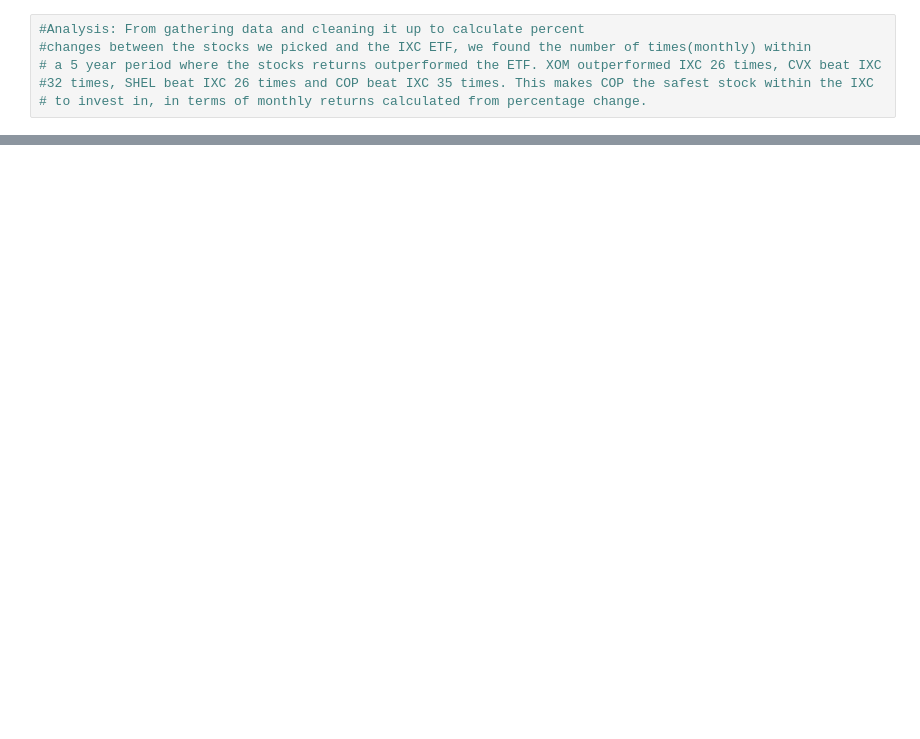
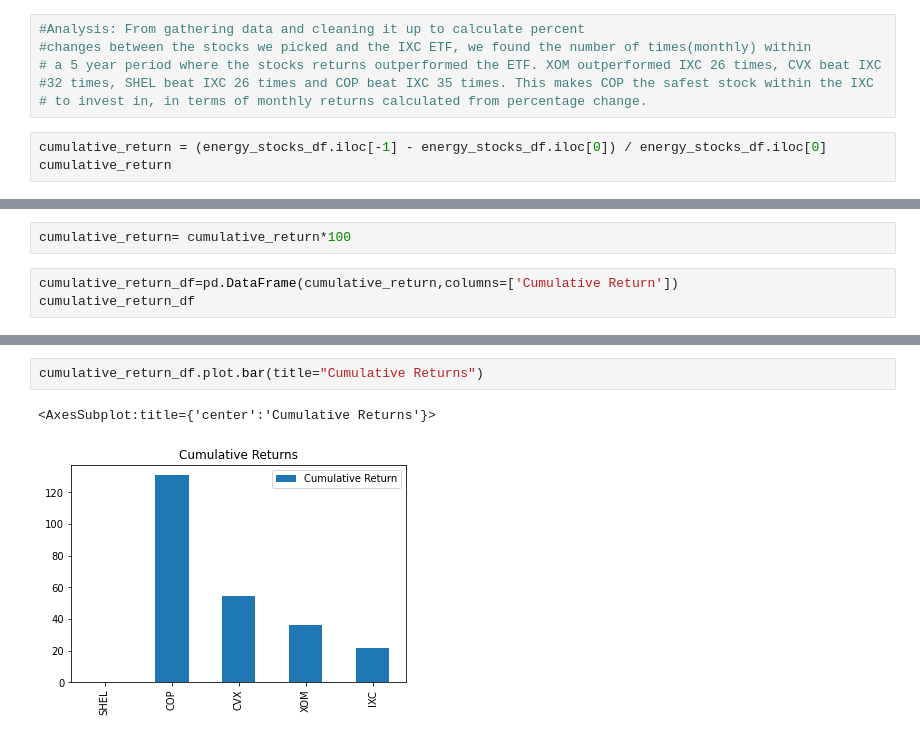
Before and after one commit to ggorovod/Sector-Stock-Selection-Model, a Jupyter notebook: energy_project.ipynb, the cells around one changed output, grey strips where cells are left out. Drawn from its saved outputs; the diff is of its cells as text; blank space fills up the shorter version.

Commit message:
added cumulative returns

```diff
--- a/energy_project.ipynb
+++ b/energy_project.ipynb
@@ -350,3 +337,6 @@ pct_outperformance_df.plot(kind='bar',figsize=(10,5), title="Energy Stock Outper
 # a 5 year period where the stocks returns outperformed the ETF. XOM outperformed IXC 26 times, CVX beat IXC
 #32 times, SHEL beat IXC 26 times and COP beat IXC 35 times. This makes COP the safest stock within the IXC
 # to invest in, in terms of monthly returns calculated from percentage change.
+# %%
+cumulative_return = (energy_stocks_df.iloc[-1] - energy_stocks_df.iloc[0]) / energy_stocks_df.iloc[0]
+cumulative_return
@@ -352,0 +350,5 @@ pct_outperformance_df.plot(kind='bar',figsize=(10,5), title="Energy Stock Outper
+# %%
+cumulative_return= cumulative_return*100
+# %%
+cumulative_return_df=pd.DataFrame(cumulative_return,columns=['Cumulative Return'])
+cumulative_return_df
@@ -352,0 +362,5 @@ pct_outperformance_df.plot(kind='bar',figsize=(10,5), title="Energy Stock Outper
+# %%
+cumulative_return_df.plot.bar(title="Cumulative Returns")
+# %% [output]
+<AxesSubplot:title={'center':'Cumulative Returns'}>
+[figure, added]
```
Also changed, not shown: parts of 18 cells of this notebook.
